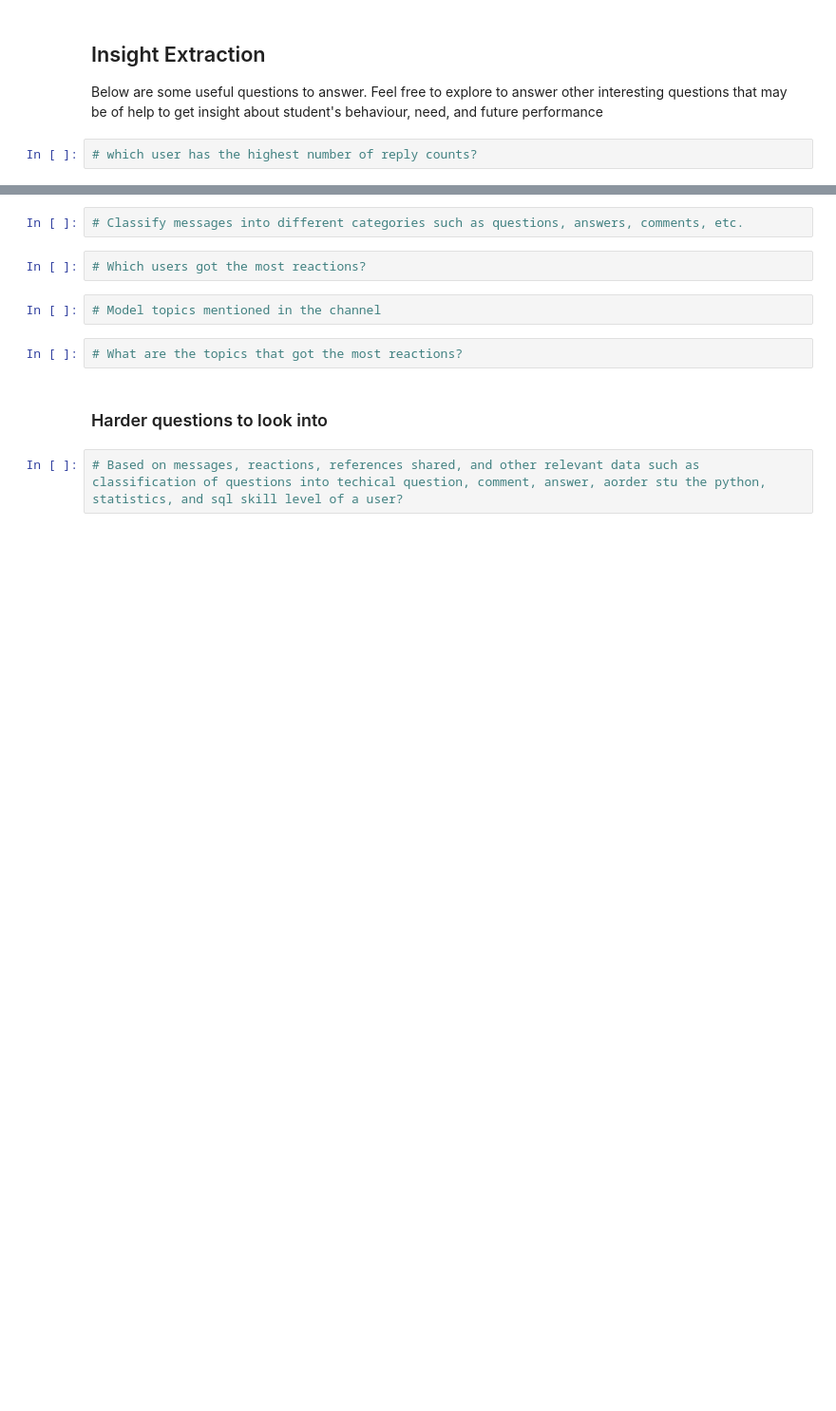
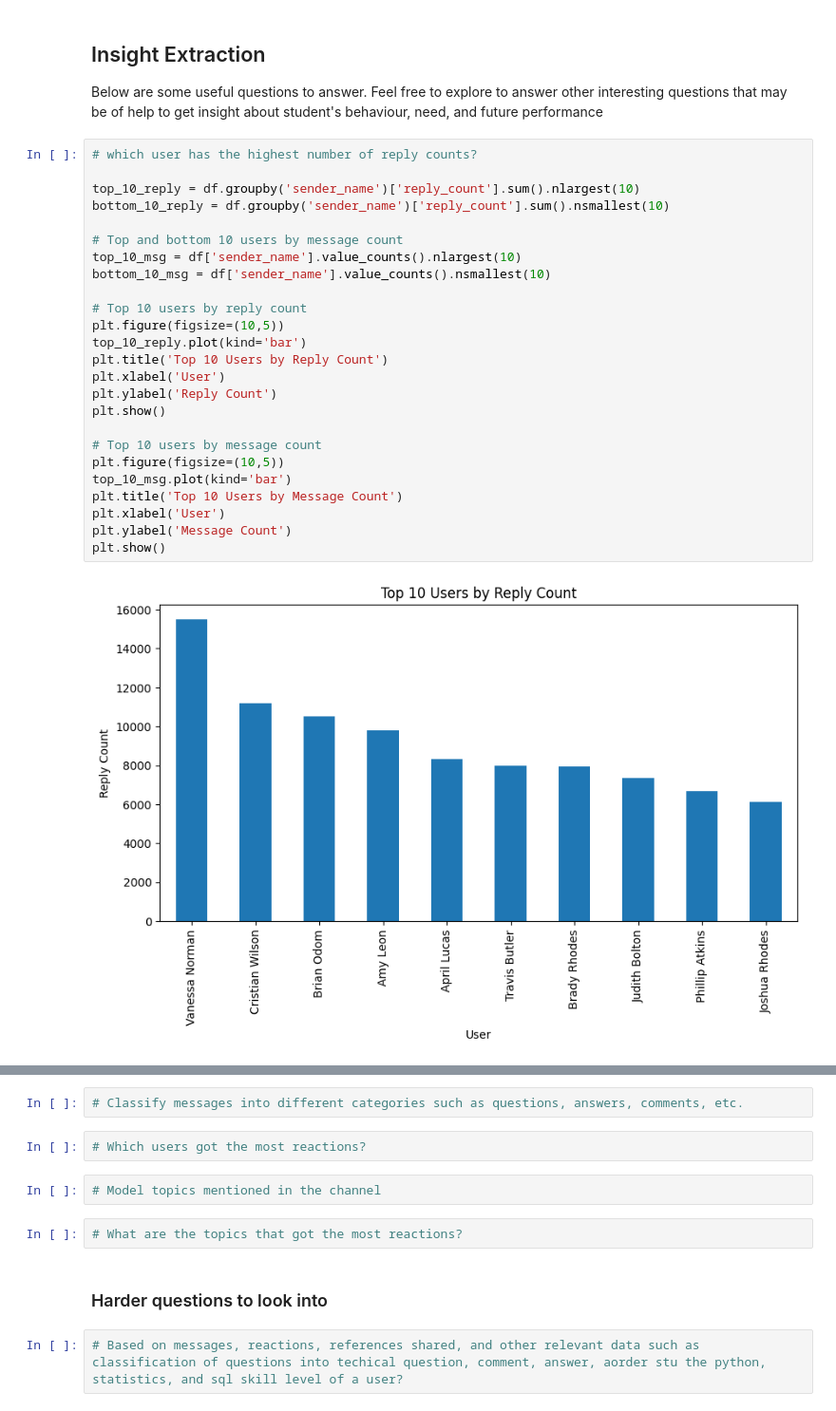
Before and after one commit to AtoBrightSide/network_analysis, a Jupyter notebook: notebooks/parse_slack_data.ipynb, the cells around one changed output, grey strips where cells are left out. Shown: that part at 95% size. Saved outputs shown, nothing was run; the diff lists cells and outputs as text; blank space fills up the shorter version.

```diff
--- a/notebooks/parse_slack_data.ipynb
+++ b/notebooks/parse_slack_data.ipynb
@@ -138,5 +137,30 @@ df
 ## Insight Extraction
 
 Below are some useful questions to answer. Feel free to explore to answer other interesting questions that may be of help to get insight about student's behaviour, need, and future performance
-# %%
-# which user has the highest number of reply counts?
+# %%
+# which user has the highest number of reply counts?
+
+top_10_reply = df.groupby('sender_name')['reply_count'].sum().nlargest(10)
+bottom_10_reply = df.groupby('sender_name')['reply_count'].sum().nsmallest(10)
+
+# Top and bottom 10 users by message count
+top_10_msg = df['sender_name'].value_counts().nlargest(10)
+bottom_10_msg = df['sender_name'].value_counts().nsmallest(10)
+
+# Top 10 users by reply count
+plt.figure(figsize=(10,5))
+top_10_reply.plot(kind='bar')
+plt.title('Top 10 Users by Reply Count')
+plt.xlabel('User')
+plt.ylabel('Reply Count')
+plt.show()
+
+# Top 10 users by message count
+plt.figure(figsize=(10,5))
+top_10_msg.plot(kind='bar')
+plt.title('Top 10 Users by Message Count')
+plt.xlabel('User')
+plt.ylabel('Message Count')
+plt.show()
+# %% [output]
+[figure, added]
```
Also changed, not shown: parts of 12 cells of this notebook.
